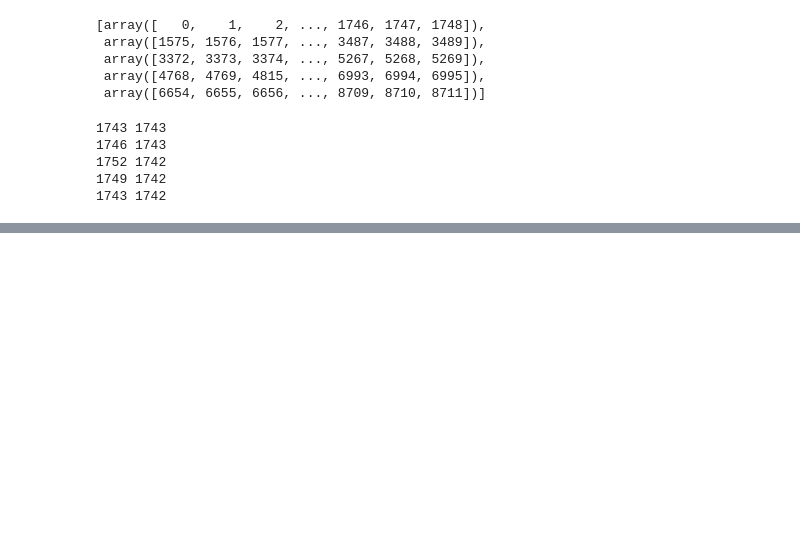
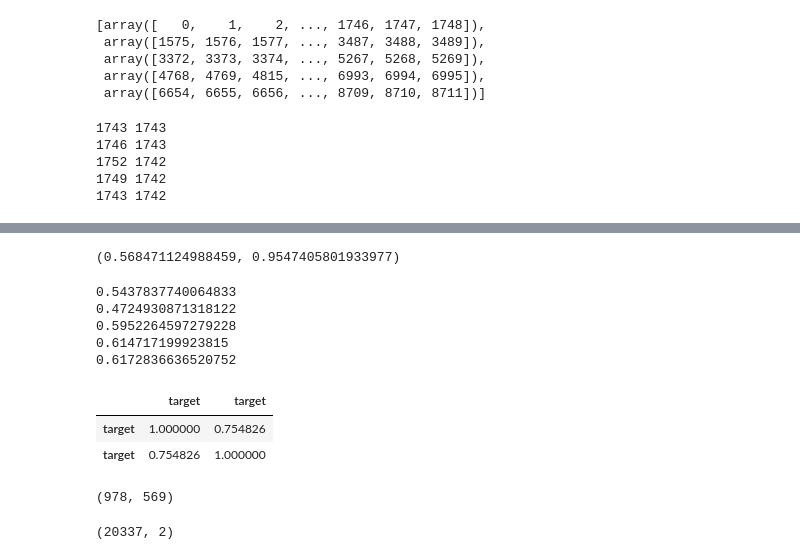
Before and after one commit to guchio3/kaggle-vsb, a Jupyter notebook: notebooks/e011_EDA.ipynb, the cells around one changed output, grey strips where cells are left out. Cells and saved outputs as stored; diff of their text form; code cells hidden in the pictures; blank space fills up the shorter version.

```diff
--- a/notebooks/e011_EDA.ipynb
+++ b/notebooks/e011_EDA.ipynb
@@ -55,0 +213,35 @@ for labels in oofs[0]:
+# %%
+# 結局 bin の値に敏感になってるきがする
+calc_best_MCC(trn_meta_oof_df.target, trn_meta_oof_df.ranked_preds, bins=3000)
+# %% [output]
+(0.568471124988459, 0.9547405801933977)
+# %%
+# bins をちょうせいすればましになった
+for fold in range(5):
+    mcc_df = trn_meta_oof_df.query(f'fold == {fold}')
+    MCC = calc_MCC(mcc_df.target, mcc_df.ranked_preds, thresh=0.9547405801933977)
+    print(MCC)
+# %% [output]
+0.5437837740064833
+0.4724930871318122
+0.5952264597279228
+0.614717199923815
+0.6172836636520752
+# %%
+e008_df = pd.read_csv('../submissions/e008_2019-01-17-08-04-32_0.5673_0.139_sub.csv.gz', compression='gzip')
+e008_df = pd.read_csv('../submissions/e008_2019-01-17-08-04-32_0.5673_0.139_sub.csv.gz', compression='gzip')
+e012_df = pd.read_csv('../submissions/e012_2019-01-17-22-47-11_0.5947_sub.csv.gz', compression='gzip')
+# %%
+pd.concat([e008_df.target, e012_df.target], axis=1).corr()
+# %% [output]
+|  | target | target |
+| target | 1.000000 | 0.754826 |
+| target | 0.754826 | 1.000000 |
+# %%
+e008_df.target.sum(), e012_df.target.sum()
+# %% [output]
+(978, 569)
+# %%
+e008_df.shape
+# %% [output]
+(20337, 2)
```
Also changed, not shown: parts of 16 cells of this notebook, 4 other files.
